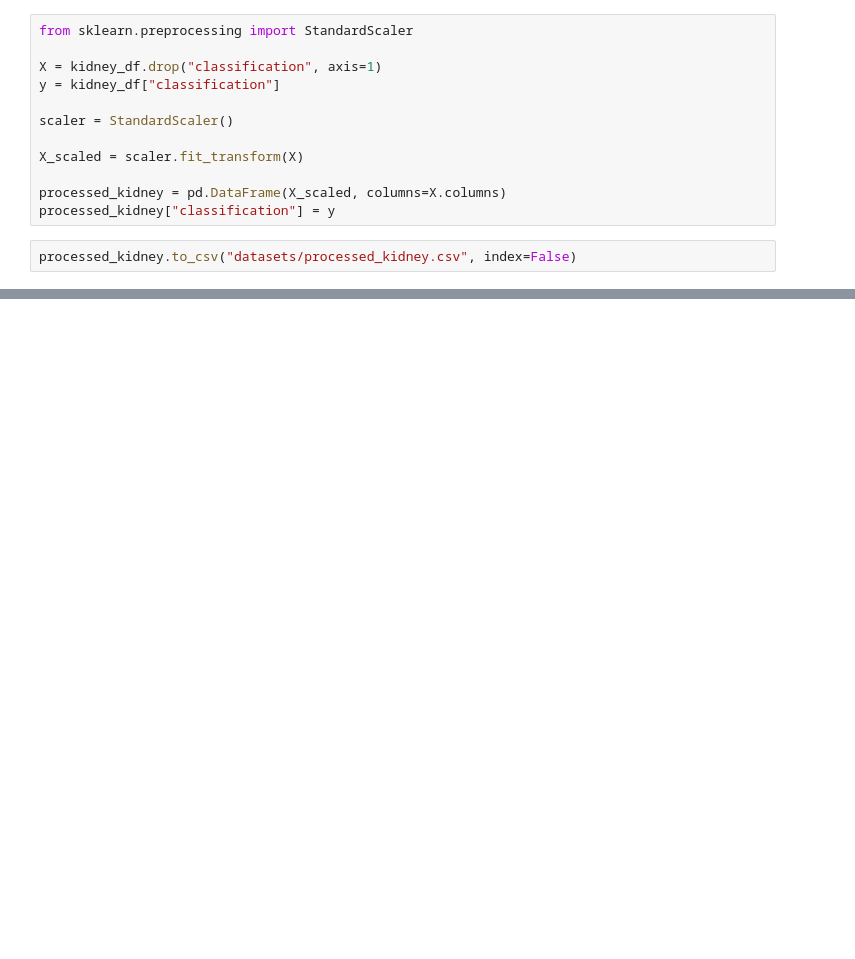
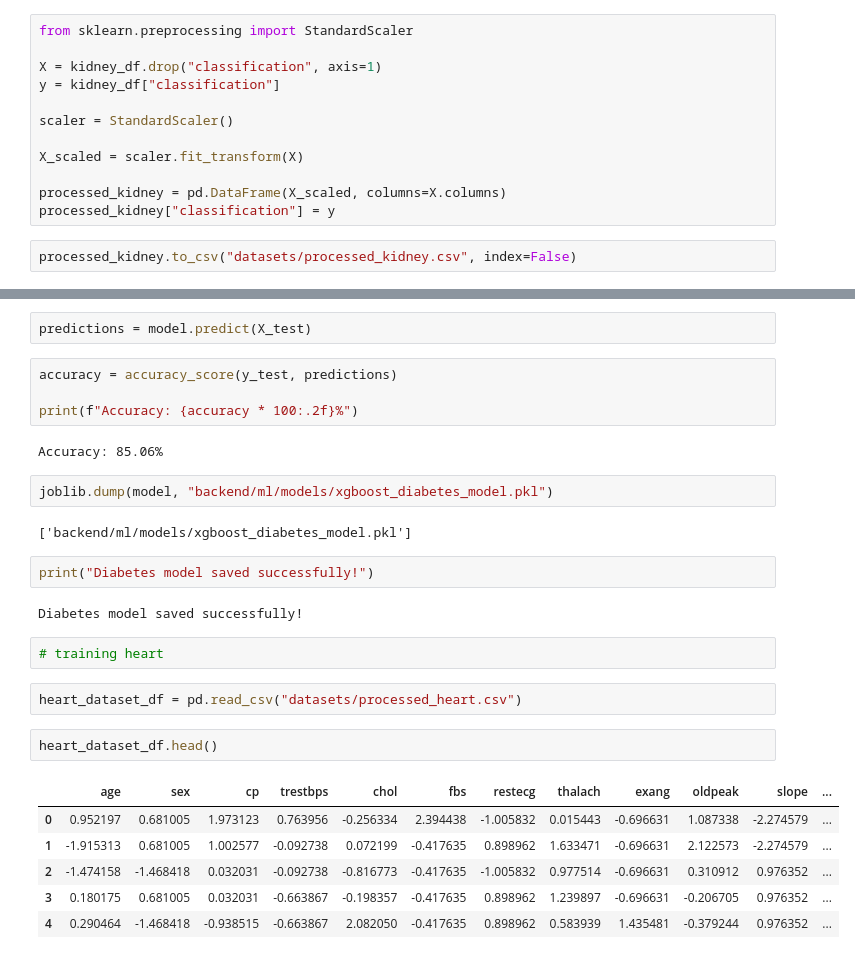
Before and after one commit to yaswanth5426/medintel-AI, a Jupyter notebook: jupyter_notebook.ipynb, the cells around one changed output, grey strips where cells are left out. Drawn from its saved outputs; the diff is of its cells as text; blank space fills up the shorter version.

Commit message:
Saved trained XGBoost models

```diff
--- a/jupyter_notebook.ipynb
+++ b/jupyter_notebook.ipynb
@@ -161,0 +416,29 @@ processed_kidney.to_csv("datasets/processed_kidney.csv", index=False)
+# %%
+predictions = model.predict(X_test)
+# %%
+accuracy = accuracy_score(y_test, predictions)
+
+print(f"Accuracy: {accuracy * 100:.2f}%")
+# %% [output]
+Accuracy: 85.06%
+# %%
+joblib.dump(model, "backend/ml/models/xgboost_diabetes_model.pkl")
+# %% [output]
+['backend/ml/models/xgboost_diabetes_model.pkl']
+# %%
+print("Diabetes model saved successfully!")
+# %% [output]
+Diabetes model saved successfully!
+# %%
+# training heart
+# %%
+heart_dataset_df = pd.read_csv("datasets/processed_heart.csv")
+# %%
+heart_dataset_df.head()
+# %% [output]
+|  | age | sex | cp | trestbps | chol | fbs | restecg | thalach | exang | oldpeak | slope | ... |
+| 0 | 0.952197 | 0.681005 | 1.973123 | 0.763956 | -0.256334 | 2.394438 | -1.005832 | 0.015443 | -0.696631 | 1.087338 | -2.274579 | ... |
+| 1 | -1.915313 | 0.681005 | 1.002577 | -0.092738 | 0.072199 | -0.417635 | 0.898962 | 1.633471 | -0.696631 | 2.122573 | -2.274579 | ... |
+| 2 | -1.474158 | -1.468418 | 0.032031 | -0.092738 | -0.816773 | -0.417635 | -1.005832 | 0.977514 | -0.696631 | 0.310912 | 0.976352 | ... |
+| 3 | 0.180175 | 0.681005 | 0.032031 | -0.663867 | -0.198357 | -0.417635 | 0.898962 | 1.239897 | -0.696631 | -0.206705 | 0.976352 | ... |
+| 4 | 0.290464 | -1.468418 | -0.938515 | -0.663867 | 2.082050 | -0.417635 | 0.898962 | 0.583939 | 1.435481 | -0.379244 | 0.976352 | ... |
```
Also changed, not shown: parts of 54 cells of this notebook, 9 other files.
